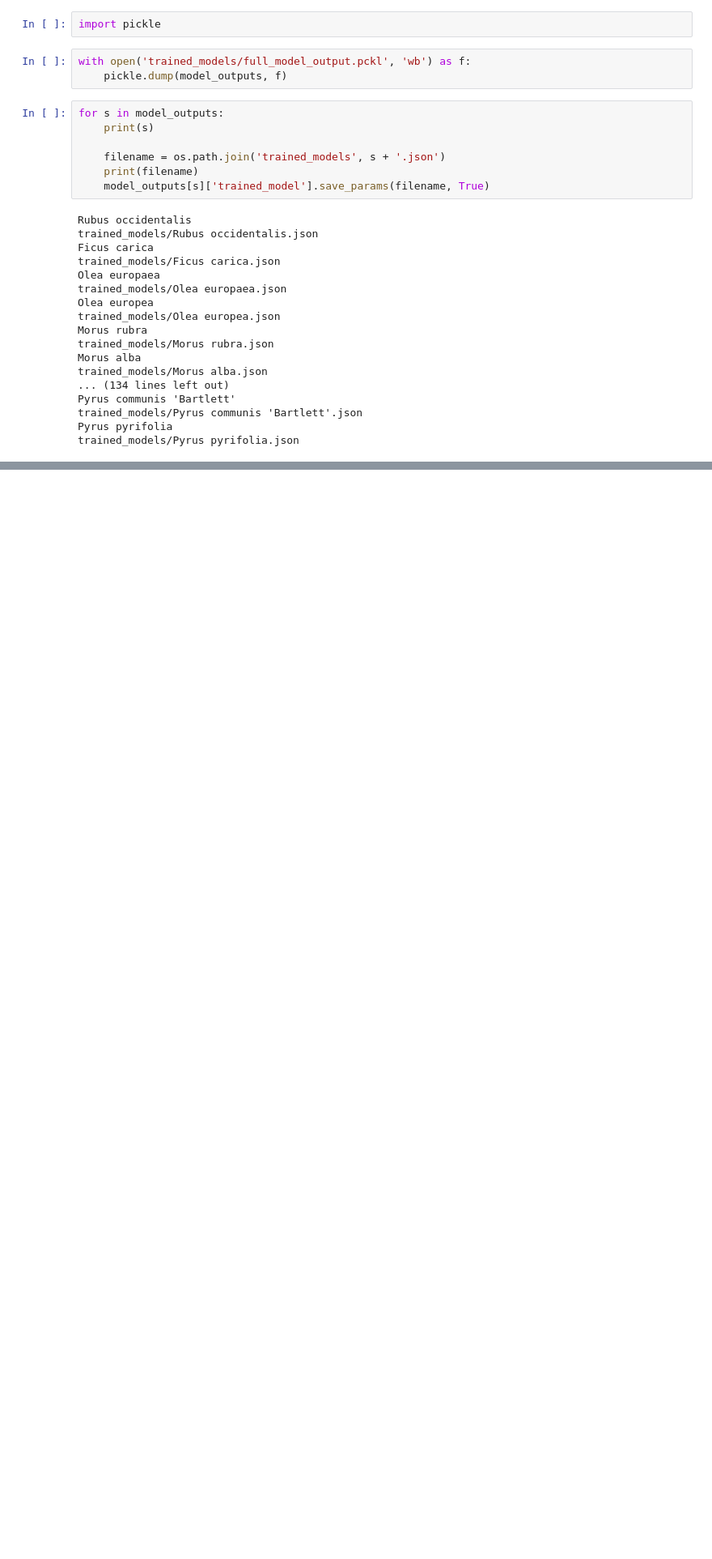
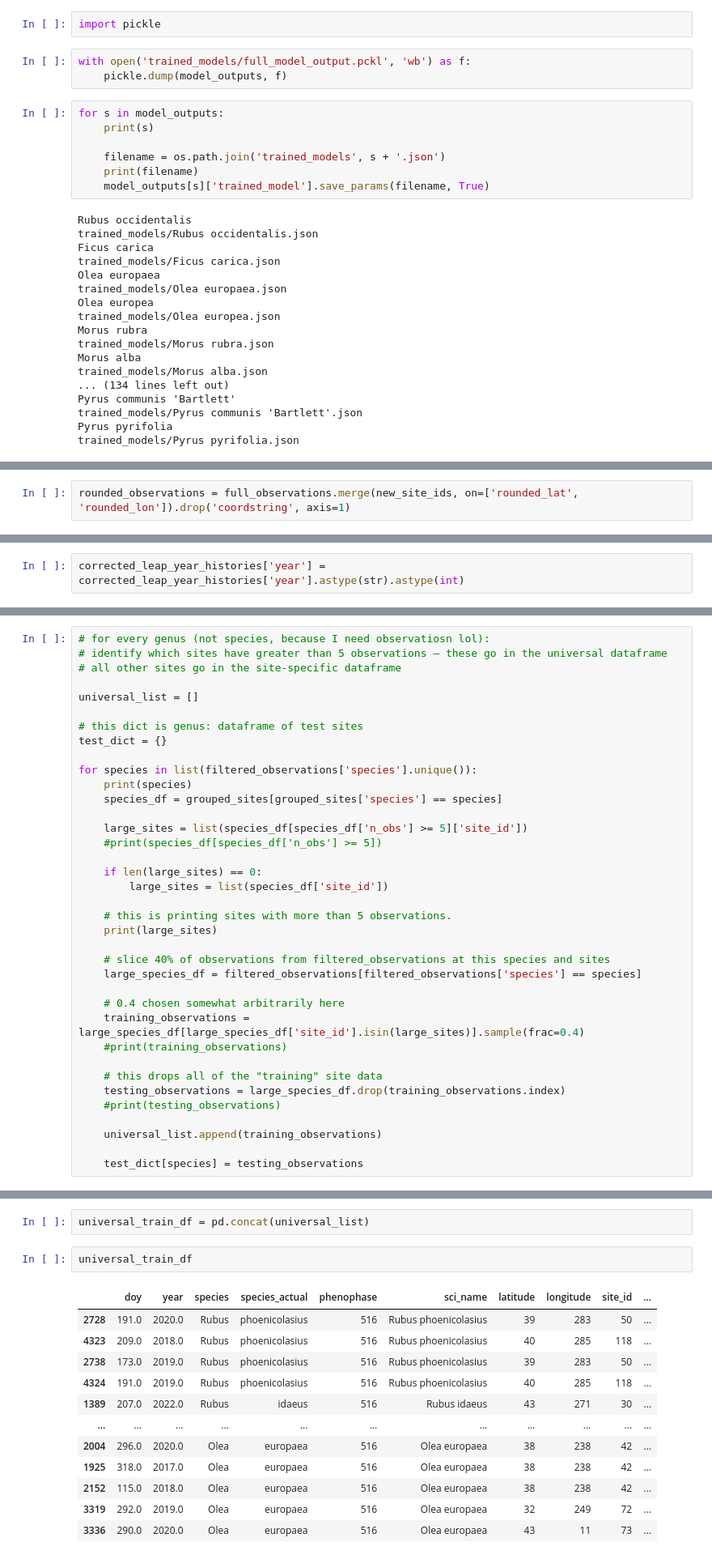
Before and after one commit to falling-fruit/dfg-seasons, a Jupyter notebook: modelling/train_models_final.ipynb, the cells around one changed output, grey strips where cells are left out. Shown at 81% size. Saved outputs shown, nothing was run; the diff lists cells and outputs as text; blank space fills up the shorter version.

```diff
--- a/modelling/train_models_final.ipynb
+++ b/modelling/train_models_final.ipynb
@@ -563,0 +674,2 @@ trained_models/Pyrus pyrifolia.json
+# %%
+rounded_observations = full_observations.merge(new_site_ids, on=['rounded_lat', 'rounded_lon']).drop('coordstring', axis=1)
@@ -563,0 +729,2 @@ trained_models/Pyrus pyrifolia.json
+# %%
+corrected_leap_year_histories['year'] = corrected_leap_year_histories['year'].astype(str).astype(int)
@@ -563,0 +967,37 @@ trained_models/Pyrus pyrifolia.json
+# %%
+# for every genus (not species, because I need observatiosn lol):
+# identify which sites have greater than 5 observations – these go in the universal dataframe
+# all other sites go in the site-specific dataframe
+
+universal_list = []
+
+# this dict is genus: dataframe of test sites
+test_dict = {}
+
+for species in list(filtered_observations['species'].unique()):
+    print(species)
+    species_df = grouped_sites[grouped_sites['species'] == species]
+
+    large_sites = list(species_df[species_df['n_obs'] >= 5]['site_id'])
+    #print(species_df[species_df['n_obs'] >= 5])
+
+    if len(large_sites) == 0:
+        large_sites = list(species_df['site_id'])
+
+    # this is printing sites with more than 5 observations.
+    print(large_sites)
+
+    # slice 40% of observations from filtered_observations at this species and sites
+    large_species_df = filtered_observations[filtered_observations['species'] == species]
+
+    # 0.4 chosen somewhat arbitrarily here
+    training_observations = large_species_df[large_species_df['site_id'].isin(large_sites)].sample(frac=0.4)
+    #print(training_observations)
+
+    # this drops all of the "training" site data
+    testing_observations = large_species_df.drop(training_observations.index)
+    #print(testing_observations)
+
+    universal_list.append(training_observations)
+
+    test_dict[species] = testing_observations
@@ -563,0 +1022,17 @@ trained_models/Pyrus pyrifolia.json
+# %%
+universal_train_df = pd.concat(universal_list)
+# %%
+universal_train_df
+# %% [output]
+|  | doy | year | species | species_actual | phenophase | sci_name | latitude | longitude | site_id | ... |
+| 2728 | 191.0 | 2020.0 | Rubus | phoenicolasius | 516 | Rubus phoenicolasius | 39 | 283 | 50 | ... |
+| 4323 | 209.0 | 2018.0 | Rubus | phoenicolasius | 516 | Rubus phoenicolasius | 40 | 285 | 118 | ... |
+| 2738 | 173.0 | 2019.0 | Rubus | phoenicolasius | 516 | Rubus phoenicolasius | 39 | 283 | 50 | ... |
+| 4324 | 191.0 | 2019.0 | Rubus | phoenicolasius | 516 | Rubus phoenicolasius | 40 | 285 | 118 | ... |
+| 1389 | 207.0 | 2022.0 | Rubus | idaeus | 516 | Rubus idaeus | 43 | 271 | 30 | ... |
+| ... | ... | ... | ... | ... | ... | ... | ... | ... | ... | ... |
+| 2004 | 296.0 | 2020.0 | Olea | europaea | 516 | Olea europaea | 38 | 238 | 42 | ... |
+| 1925 | 318.0 | 2017.0 | Olea | europaea | 516 | Olea europaea | 38 | 238 | 42 | ... |
+| 2152 | 115.0 | 2018.0 | Olea | europaea | 516 | Olea europaea | 38 | 238 | 42 | ... |
+| 3319 | 292.0 | 2019.0 | Olea | europaea | 516 | Olea europaea | 32 | 249 | 72 | ... |
+| 3336 | 290.0 | 2020.0 | Olea | europaea | 516 | Olea europaea | 43 | 11 | 73 | ... |
```
Also changed, not shown: parts of 50 cells of this notebook, 15 other files.
